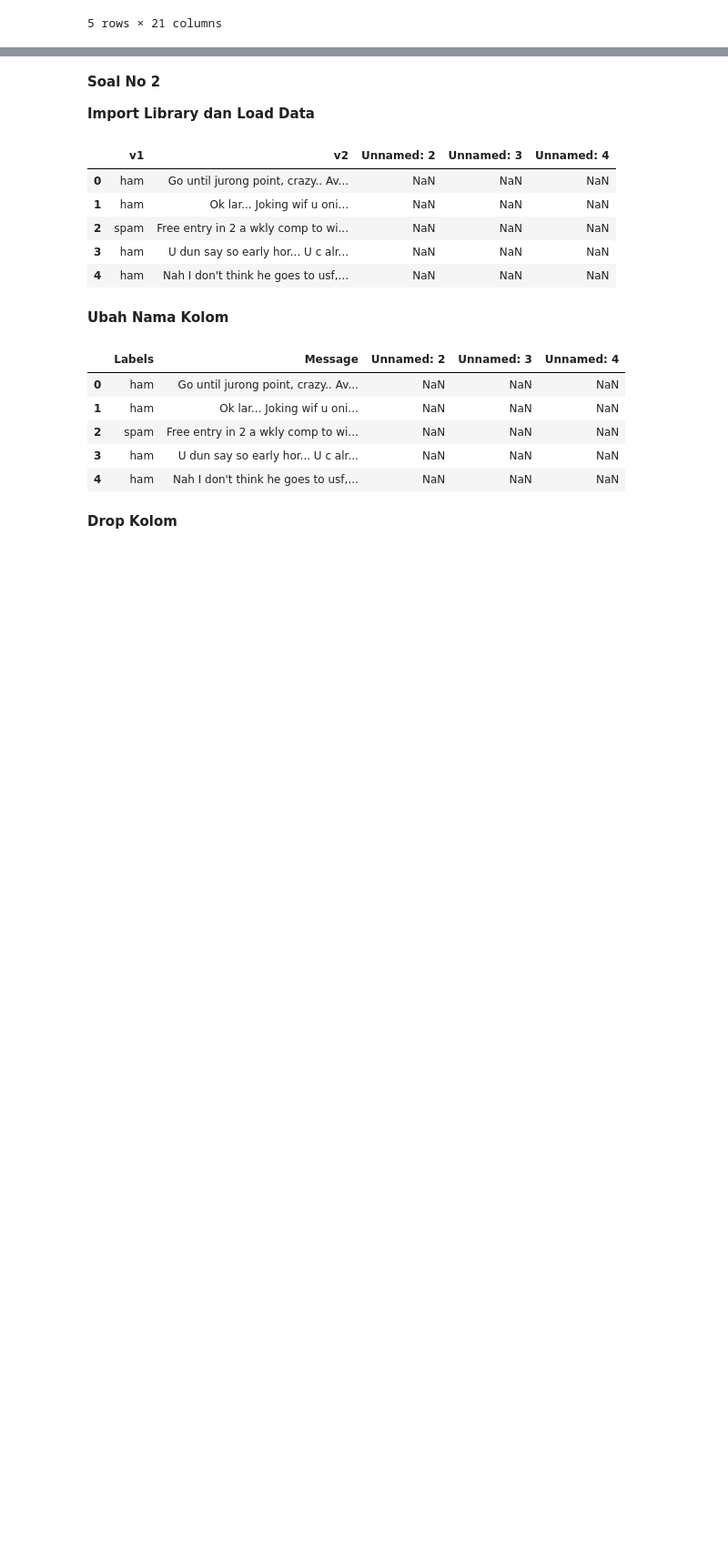
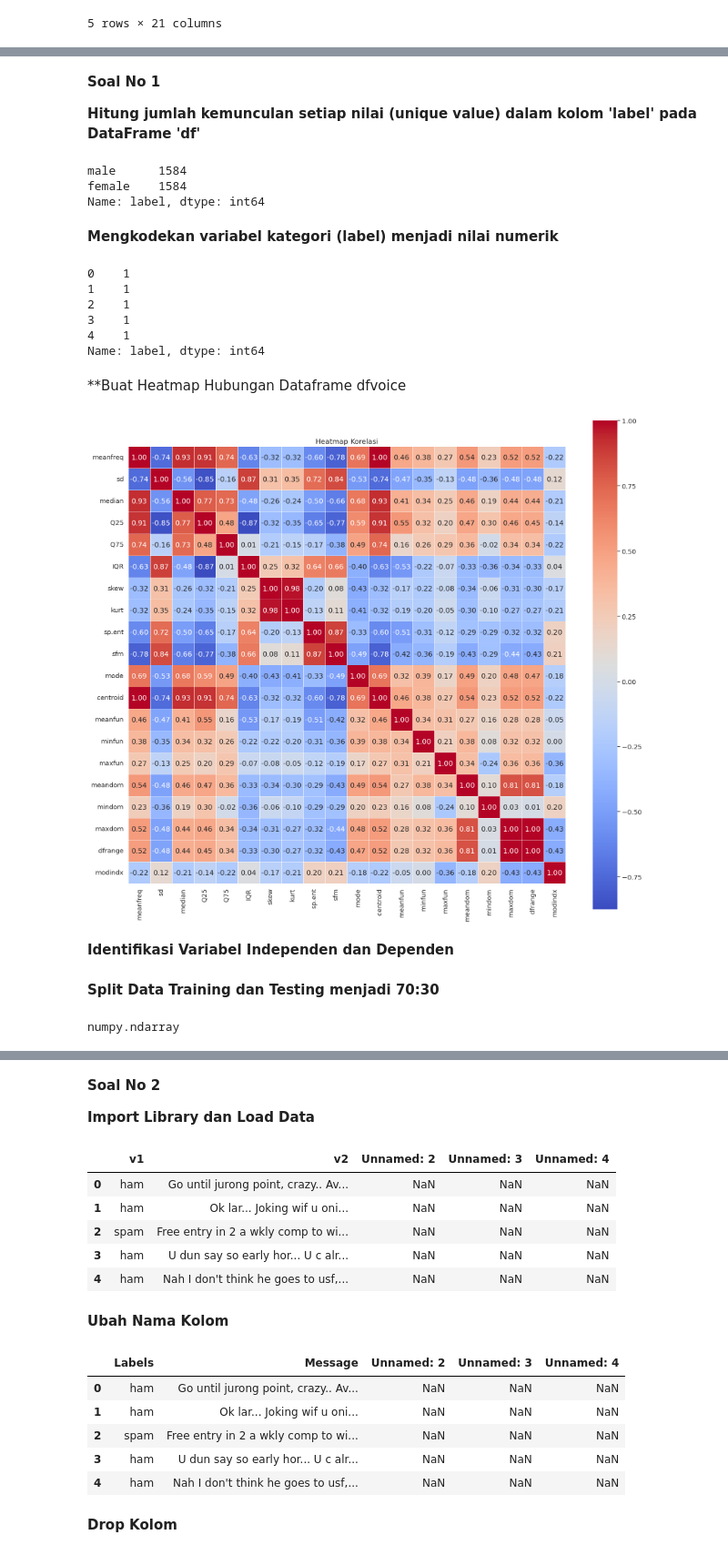
Before and after one commit to HanifRafandi014/3D_Machine_Learning, a Jupyter notebook: 3D_Hanif_Naufal_Rafandi_ML_Jobsheet4.ipynb, the cells around one changed output, grey strips where cells are left out. Shown at 91% size. Cells and saved outputs as stored; diff of their text form; code cells hidden in the pictures; blank space fills up the shorter version.

```diff
--- a/3D_Hanif_Naufal_Rafandi_ML_Jobsheet4.ipynb
+++ b/3D_Hanif_Naufal_Rafandi_ML_Jobsheet4.ipynb
@@ -739,9 +744,6 @@ import seaborn as sns
 # %%
-import numpy as np
-import pandas as pd
-
-df = pd.read_csv('/content/drive/MyDrive/File Machine Learning/voice.csv', encoding='latin-1') # spesifiksi encoding diperlukan karena data tidak menggunakan UTF-8
-df.head()
+dfvoice = pd.read_csv('/content/drive/MyDrive/File Machine Learning/voice.csv', encoding='latin-1') # spesifiksi encoding diperlukan karena data tidak menggunakan UTF-8
+dfvoice.head()
 # %% [output]
 |  | meanfreq | sd | median | Q25 | Q75 | IQR | skew | kurt | sp.ent | sfm | ... | ... |
 | 0 | 0.059781 | 0.064241 | 0.032027 | 0.015071 | 0.090193 | 0.075122 | 12.863462 | 274.402906 | 0.893369 | 0.491918 | ... | ... |
@@ -757,13 +754,0 @@ Buatlah model klasifikasi dengan menggunakan SVM untuk data suara.
-# %%
-from sklearn.datasets import make_blobs
-from pandas import DataFrame
-
-X, y = make_blobs(n_samples=100, centers=2, n_features=2)
-# scatter plot, dots colored by class value
-df = DataFrame(dict(x=X[:,0], y=X[:,1], label=y))
-colors = {0:'red', 1:'blue'}
-fig, ax = plt.subplots()
-grouped = df.groupby('label')
-for key, group in grouped:
-    group.plot(ax=ax, kind='scatter', x='x', y='y', label=key, color=colors[key])
-plt.show()
@@ -796,0 +755,45 @@ plt.xlim(-1, 3.5)
+# %% [markdown]
+**Soal No 1**
+
+**Hitung jumlah kemunculan setiap nilai (unique value) dalam kolom 'label' pada DataFrame 'df'**
+# %%
+dfvoice['label'].value_counts()
+# %% [output]
+male      1584
+female    1584
+Name: label, dtype: int64
+# %% [markdown]
+**Mengkodekan variabel kategori (label) menjadi nilai numerik**
+# %%
+#Mengubah male dan female menjadi angka 0 dan 1
+encoder = LabelEncoder()
+dfvoice['label'] = encoder.fit_transform(df['label'])
+dfvoice['label'].head()
+# %% [output]
+0    1
+1    1
+2    1
+3    1
+4    1
+Name: label, dtype: int64
+# %% [markdown]
+**Buat Heatmap Hubungan Dataframe dfvoice
+# %%
+# Buat sebuah heatmap korelasi dari DataFrame 'dfvoice' menggunakan pustaka seaborn (sns) dan matplotlib (plt)
+plt.figure(figsize=(20, 18))
+corr_matrix = df.corr()
+sns.set(font_scale=1.2)
+sns.heatmap(corr_matrix,
+            cmap='coolwarm',
+            linewidths=0.5,
+            fmt=".2f",
+            annot=True,
+            cbar=True,
+            square=True)
+
+plt.title('Heatmap Korelasi')
+plt.show()
+# %% [output]
+[figure, added]
+# %% [markdown]
+**Identifikasi Variabel Independen dan Dependen**
@@ -796,0 +803,10 @@ plt.xlim(-1, 3.5)
+# %% [markdown]
+**Split Data Training dan Testing menjadi 70:30**
+# %%
+from sklearn.model_selection import train_test_split
+
+X_train,X_test,y_train,y_test = train_test_split(X,y,test_size=0.3,random_state = 1)
+x1 = type(X.to_numpy())
+x1
+# %% [output]
+numpy.ndarray
```
Also changed, not shown: parts of 30 cells of this notebook.
